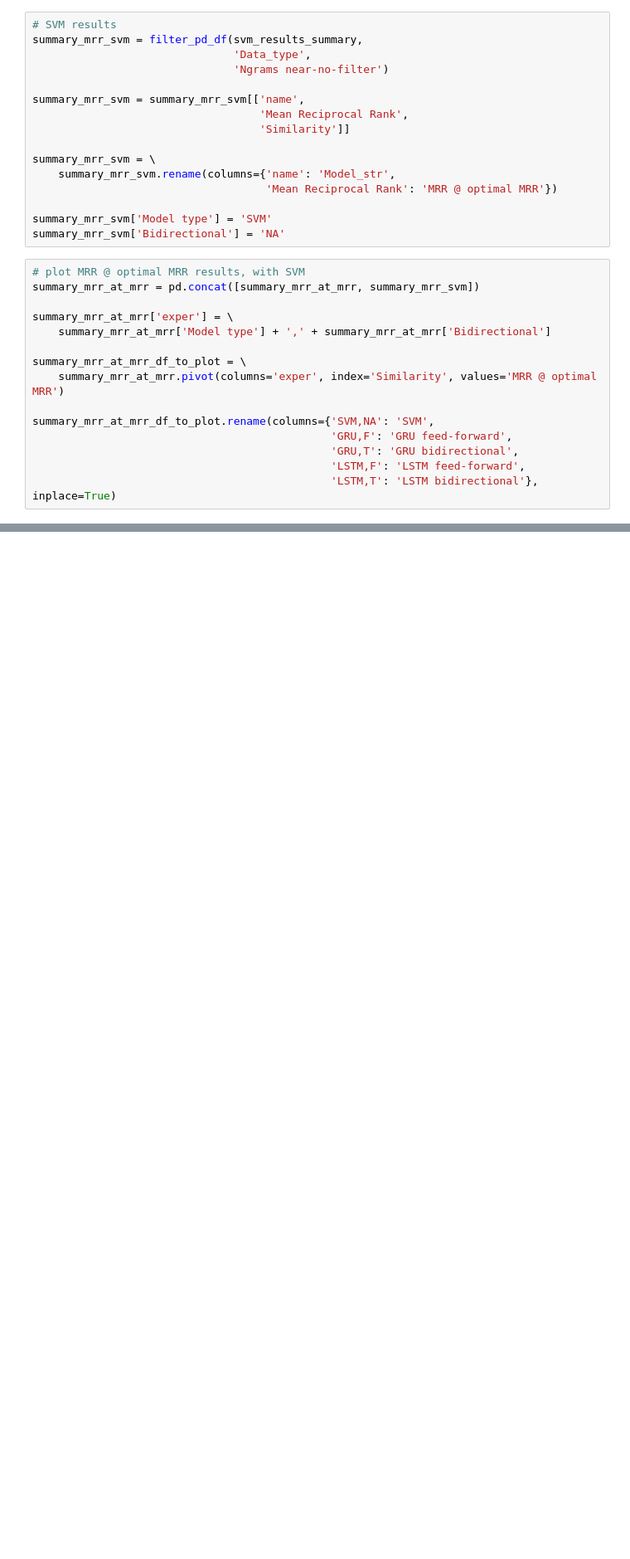
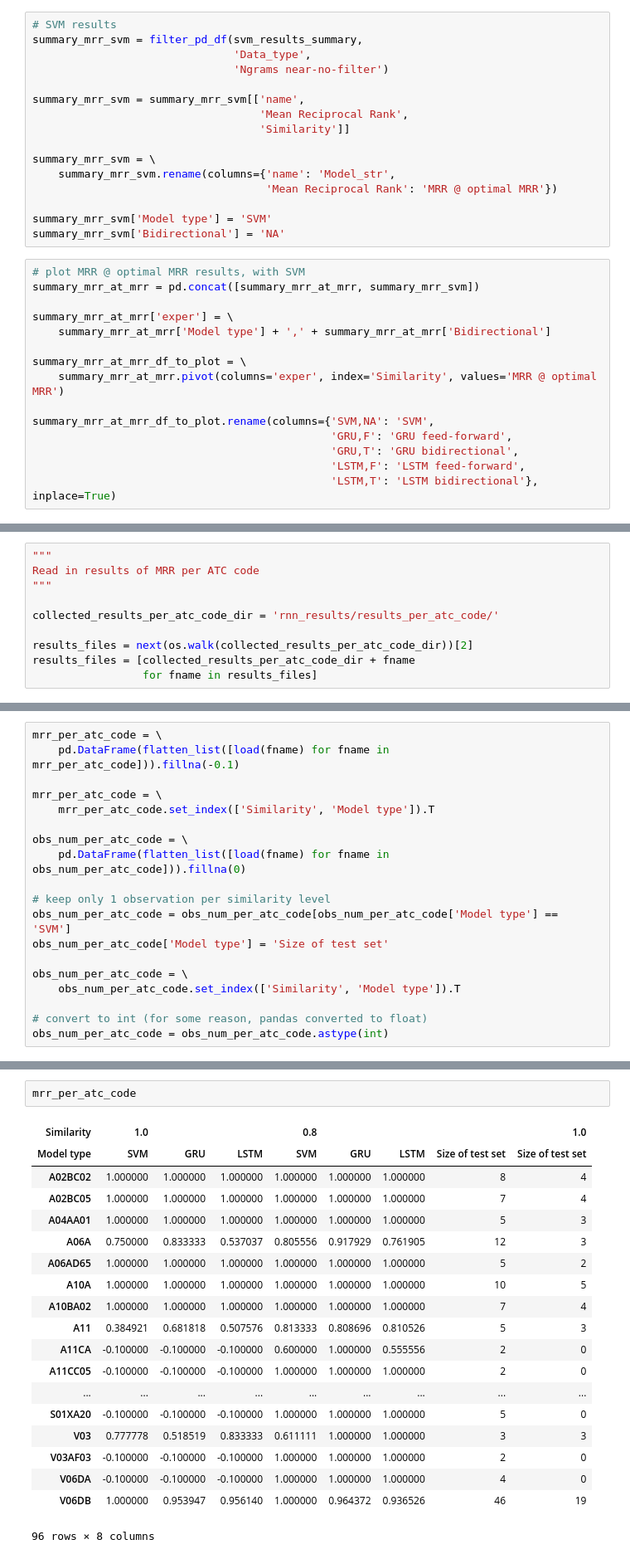
Before and after one commit to jraiskin/Automated_categorization_medication, a Jupyter notebook: plot_figures.ipynb, the cells around one changed output, grey strips where cells are left out. Shown at 83% size. Drawn from its saved outputs; the diff is of its cells as text; blank space fills up the shorter version.

```diff
--- a/plot_figures.ipynb
+++ b/plot_figures.ipynb
@@ -1389,0 +1373,10 @@ plt.savefig(figure_dir + 'rnn_svm_sim_compare.pdf', bbox_inches='tight')
+# %%
+"""
+Read in results of MRR per ATC code
+"""
+
+collected_results_per_atc_code_dir = 'rnn_results/results_per_atc_code/'
+
+results_files = next(os.walk(collected_results_per_atc_code_dir))[2]
+results_files = [collected_results_per_atc_code_dir + fname
+                 for fname in results_files]
@@ -1389,0 +1393,19 @@ plt.savefig(figure_dir + 'rnn_svm_sim_compare.pdf', bbox_inches='tight')
+# %%
+mrr_per_atc_code = \
+    pd.DataFrame(flatten_list([load(fname) for fname in mrr_per_atc_code])).fillna(-0.1)
+
+mrr_per_atc_code = \
+    mrr_per_atc_code.set_index(['Similarity', 'Model type']).T
+
+obs_num_per_atc_code = \
+    pd.DataFrame(flatten_list([load(fname) for fname in obs_num_per_atc_code])).fillna(0)
+
+# keep only 1 observation per similarity level
+obs_num_per_atc_code = obs_num_per_atc_code[obs_num_per_atc_code['Model type'] == 'SVM']
+obs_num_per_atc_code['Model type'] = 'Size of test set'
+
+obs_num_per_atc_code = \
+    obs_num_per_atc_code.set_index(['Similarity', 'Model type']).T
+
+# convert to int (for some reason, pandas converted to float)
+obs_num_per_atc_code = obs_num_per_atc_code.astype(int)
@@ -1389,0 +1460,22 @@ plt.savefig(figure_dir + 'rnn_svm_sim_compare.pdf', bbox_inches='tight')
+# %%
+mrr_per_atc_code
+# %% [output]
+| Similarity | 1.0 |  |  | 0.8 |  |  |  | 1.0 |
+| Model type | SVM | GRU | LSTM | SVM | GRU | LSTM | Size of test set | Size of test set |
+| A02BC02 | 1.000000 | 1.000000 | 1.000000 | 1.000000 | 1.000000 | 1.000000 | 8 | 4 |
+| A02BC05 | 1.000000 | 1.000000 | 1.000000 | 1.000000 | 1.000000 | 1.000000 | 7 | 4 |
+| A04AA01 | 1.000000 | 1.000000 | 1.000000 | 1.000000 | 1.000000 | 1.000000 | 5 | 3 |
+| A06A | 0.750000 | 0.833333 | 0.537037 | 0.805556 | 0.917929 | 0.761905 | 12 | 3 |
+| A06AD65 | 1.000000 | 1.000000 | 1.000000 | 1.000000 | 1.000000 | 1.000000 | 5 | 2 |
+| A10A | 1.000000 | 1.000000 | 1.000000 | 1.000000 | 1.000000 | 1.000000 | 10 | 5 |
+| A10BA02 | 1.000000 | 1.000000 | 1.000000 | 1.000000 | 1.000000 | 1.000000 | 7 | 4 |
+| A11 | 0.384921 | 0.681818 | 0.507576 | 0.813333 | 0.808696 | 0.810526 | 5 | 3 |
+| A11CA | -0.100000 | -0.100000 | -0.100000 | 0.600000 | 1.000000 | 0.555556 | 2 | 0 |
+| A11CC05 | -0.100000 | -0.100000 | -0.100000 | 1.000000 | 1.000000 | 1.000000 | 2 | 0 |
+| ... | ... | ... | ... | ... | ... | ... | ... | ... |
+| S01XA20 | -0.100000 | -0.100000 | -0.100000 | 1.000000 | 1.000000 | 1.000000 | 5 | 0 |
+| V03 | 0.777778 | 0.518519 | 0.833333 | 0.611111 | 1.000000 | 1.000000 | 3 | 3 |
+| V03AF03 | -0.100000 | -0.100000 | -0.100000 | 1.000000 | 1.000000 | 1.000000 | 2 | 0 |
+| V06DA | -0.100000 | -0.100000 | -0.100000 | 1.000000 | 1.000000 | 1.000000 | 4 | 0 |
+| V06DB | 1.000000 | 0.953947 | 0.956140 | 1.000000 | 0.964372 | 0.936526 | 46 | 19 |
+96 rows × 8 columns
```
Also changed, not shown: parts of 18 cells of this notebook, 6 other files.
